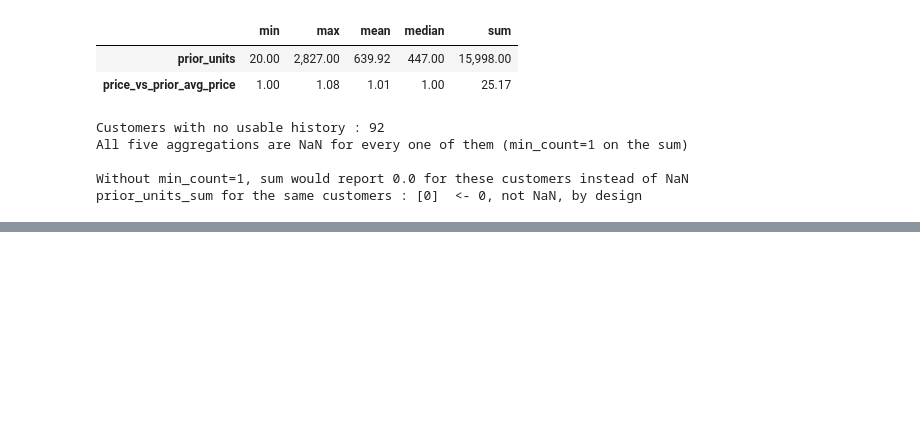
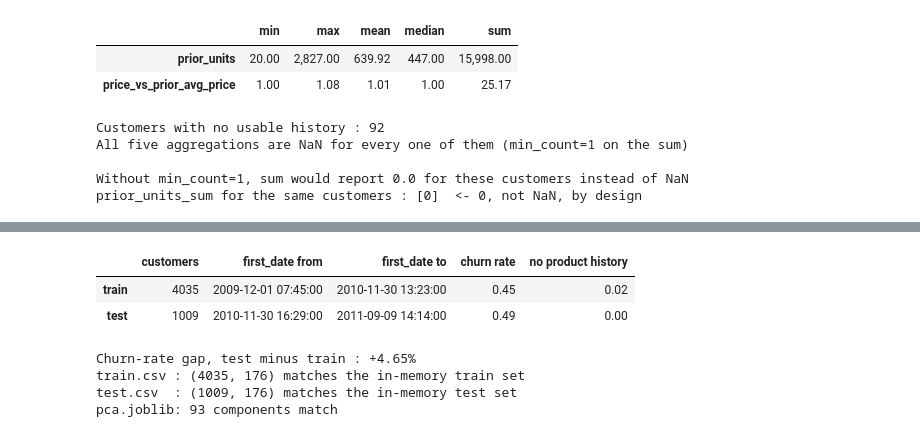
Before and after one commit to Lazr-Galstyan/testing_autoresearch, a Jupyter notebook: notebooks/05_feat_eng_data_split.ipynb, the cells around one changed output, grey strips where cells are left out. Drawn from its saved outputs; the diff is of its cells as text; code cells hidden in the pictures; blank space fills up the shorter version.

```diff
--- a/notebooks/05_feat_eng_data_split.ipynb
+++ b/notebooks/05_feat_eng_data_split.ipynb
@@ -877,0 +891,12 @@ dataset.head()
+# %%
+import joblib
+from split_data import (PCA_FILE, TEST_FILE, TRAIN_FILE, check_split, embedding_matrix,
+                        fit_and_apply_pca, time_split)
+from description_embeddings import pca_column_names, reduce_embeddings
+
+train, test, cutoff = time_split(dataset)
+train_out, test_out, pca = fit_and_apply_pca(train, test)
+
+# The module's own assertions first: a cell that gets past this has already passed them.
+check_split(dataset, train, test, train_out, test_out, pca, cutoff)
+print(f'check_split passes   : train {train_out.shape}, test {test_out.shape}')
@@ -877,0 +989,33 @@ dataset.head()
+# %%
+# ---- 7. Base rates and missingness (reported, not asserted) -------------------
+no_history = 'qty_share_of_prior_units_sum'
+report = pd.DataFrame({
+    'customers': [len(train_out), len(test_out)],
+    'first_date from': [train['first_date'].min(), test['first_date'].min()],
+    'first_date to': [train['first_date'].max(), test['first_date'].max()],
+    'churn rate': [train_out['churn'].mean(), test_out['churn'].mean()],
+    'no product history': [train_out[no_history].isna().mean(), test_out[no_history].isna().mean()],
+}, index=['train', 'test'])
+with pd.option_context('display.width', 200):
+    display(report)
+print(f'Churn-rate gap, test minus train : {test_out["churn"].mean() - train_out["churn"].mean():+.2%}')
+
+# ---- 8. The written files match what the code produces ----------------------------
+for path in (TRAIN_FILE, TEST_FILE, PCA_FILE):
+    assert path.exists(), f'{path.name} is missing — run python src/split_data.py first'
+for name, out, path in (('train', train_out, TRAIN_FILE), ('test', test_out, TEST_FILE)):
+    on_disk = pd.read_csv(path, parse_dates=['first_date'])
+    pd.testing.assert_frame_equal(on_disk, out, check_dtype=False, check_exact=False,
+                                  rtol=1e-5, atol=1e-5)
+    print(f'{path.name:<10}: {on_disk.shape} matches the in-memory {name} set')
+saved = joblib.load(PCA_FILE)
+assert np.allclose(saved.components_, pca.components_, atol=1e-8), 'pca.joblib differs'
+print(f'{PCA_FILE.name:<10}: {saved.n_components_} components match')
+# %% [output]
+|  | customers | first_date from | first_date to | churn rate | no product history |
+| train | 4035 | 2009-12-01 07:45:00 | 2010-11-30 13:23:00 | 0.45 | 0.02 |
+| test | 1009 | 2010-11-30 16:29:00 | 2011-09-09 14:14:00 | 0.49 | 0.00 |
+Churn-rate gap, test minus train : +4.65%
+train.csv : (4035, 176) matches the in-memory train set
+test.csv  : (1009, 176) matches the in-memory test set
+pca.joblib: 93 components match
```
Also changed, not shown: parts of 14 cells of this notebook, 3 other files.
